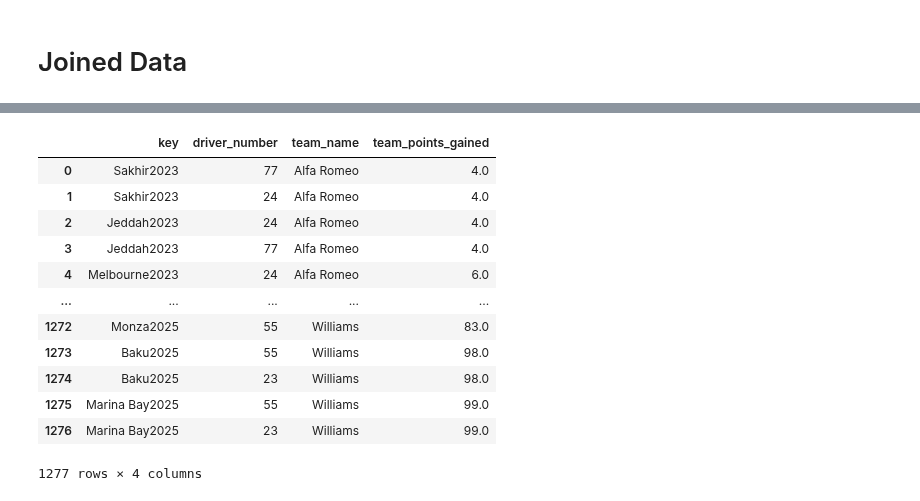
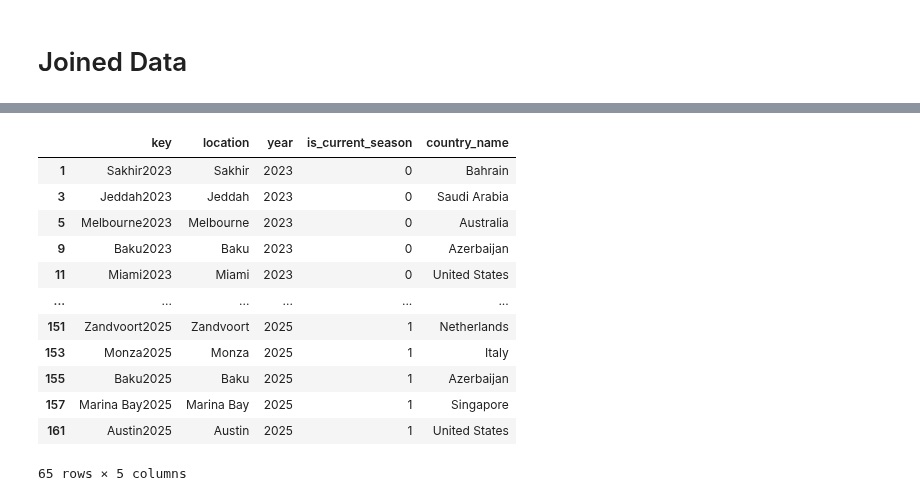
Before and after one commit to Grzegosh/Portfolio, a Jupyter notebook: F1/models.ipynb, the cells around one changed output, grey strips where cells are left out. Drawn from its saved outputs; the diff is of its cells as text; code cells hidden in the pictures.

```diff
--- a/F1/models.ipynb
+++ b/F1/models.ipynb
@@ -100,16 +122,16 @@ driver_last_5_races_result.merge(
-# %%
-team_points_gathered
-# %% [output]
-|  | key | driver_number | team_name | team_points_gained |
-| 0 | Sakhir2023 | 77 | Alfa Romeo | 4.0 |
-| 1 | Sakhir2023 | 24 | Alfa Romeo | 4.0 |
-| 2 | Jeddah2023 | 24 | Alfa Romeo | 4.0 |
-| 3 | Jeddah2023 | 77 | Alfa Romeo | 4.0 |
-| 4 | Melbourne2023 | 24 | Alfa Romeo | 6.0 |
-| ... | ... | ... | ... | ... |
-| 1272 | Monza2025 | 55 | Williams | 83.0 |
-| 1273 | Baku2025 | 55 | Williams | 98.0 |
-| 1274 | Baku2025 | 23 | Williams | 98.0 |
-| 1275 | Marina Bay2025 | 55 | Williams | 99.0 |
-| 1276 | Marina Bay2025 | 23 | Williams | 99.0 |
-1277 rows × 4 columns
+# %%
+dim_session
+# %% [output]
+|  | key | location | year | is_current_season | country_name |
+| 1 | Sakhir2023 | Sakhir | 2023 | 0 | Bahrain |
+| 3 | Jeddah2023 | Jeddah | 2023 | 0 | Saudi Arabia |
+| 5 | Melbourne2023 | Melbourne | 2023 | 0 | Australia |
+| 9 | Baku2023 | Baku | 2023 | 0 | Azerbaijan |
+| 11 | Miami2023 | Miami | 2023 | 0 | United States |
+| ... | ... | ... | ... | ... | ... |
+| 151 | Zandvoort2025 | Zandvoort | 2025 | 1 | Netherlands |
+| 153 | Monza2025 | Monza | 2025 | 1 | Italy |
+| 155 | Baku2025 | Baku | 2025 | 1 | Azerbaijan |
+| 157 | Marina Bay2025 | Marina Bay | 2025 | 1 | Singapore |
+| 161 | Austin2025 | Austin | 2025 | 1 | United States |
+65 rows × 5 columns
```
Also changed, not shown: parts of 6 cells of this notebook, 3 other files.
